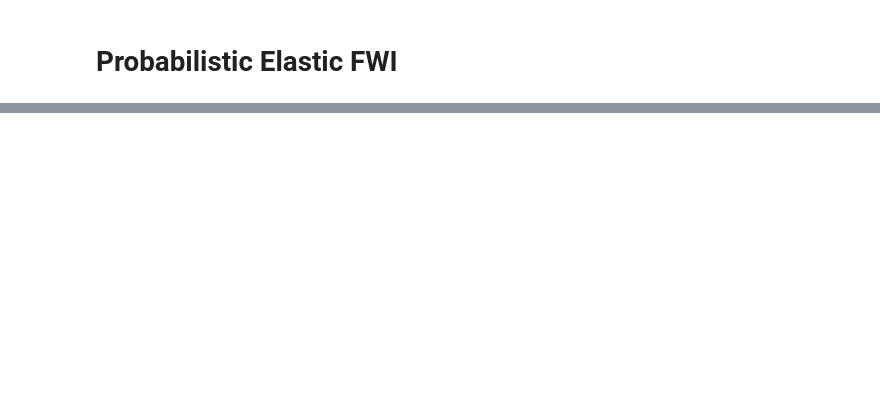
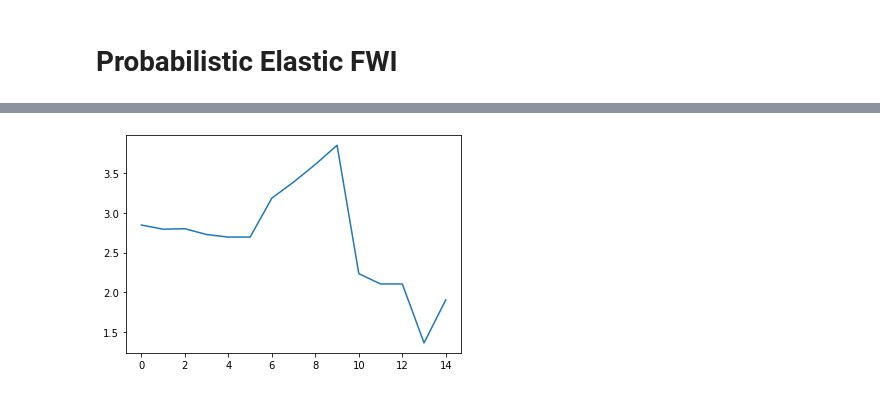
Before and after one commit to larsgeb/hmclab, a Jupyter notebook: notebooks/examples/Probabilistic Elastic FWI.ipynb, the cells around one changed output, grey strips where cells are left out. Cells and saved outputs as stored; diff of their text form; code cells hidden in the pictures; blank space fills up the shorter version.

```diff
--- a/notebooks/examples/Probabilistic Elastic FWI.ipynb
+++ b/notebooks/examples/Probabilistic Elastic FWI.ipynb
@@ -123,2 +217,6 @@ _ = plt.plot(samples_n[:-1, :].T)
+# %%
+_ = plt.plot(samples_n[-1, :].T)
+# %% [output]
+[figure, added]
 # %%
 m = samples_n[:-1, :].mean(axis=1)
```
Also changed, not shown: parts of 23 cells of this notebook, 1 other file.
